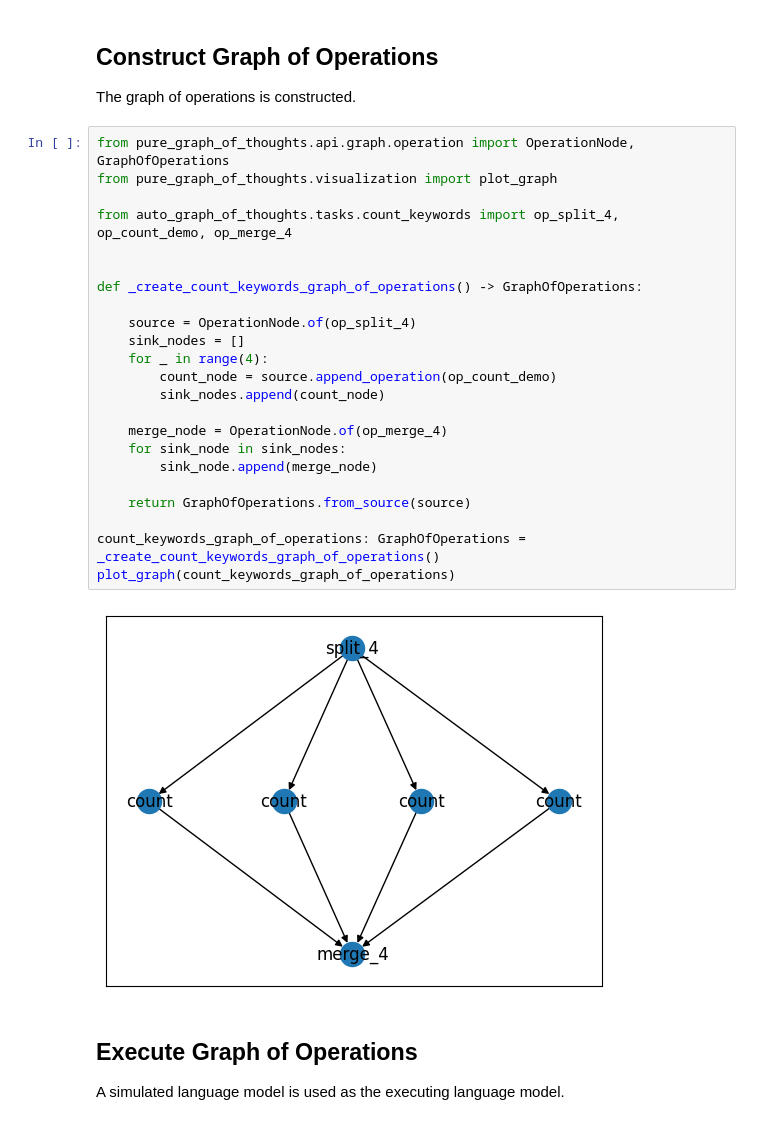
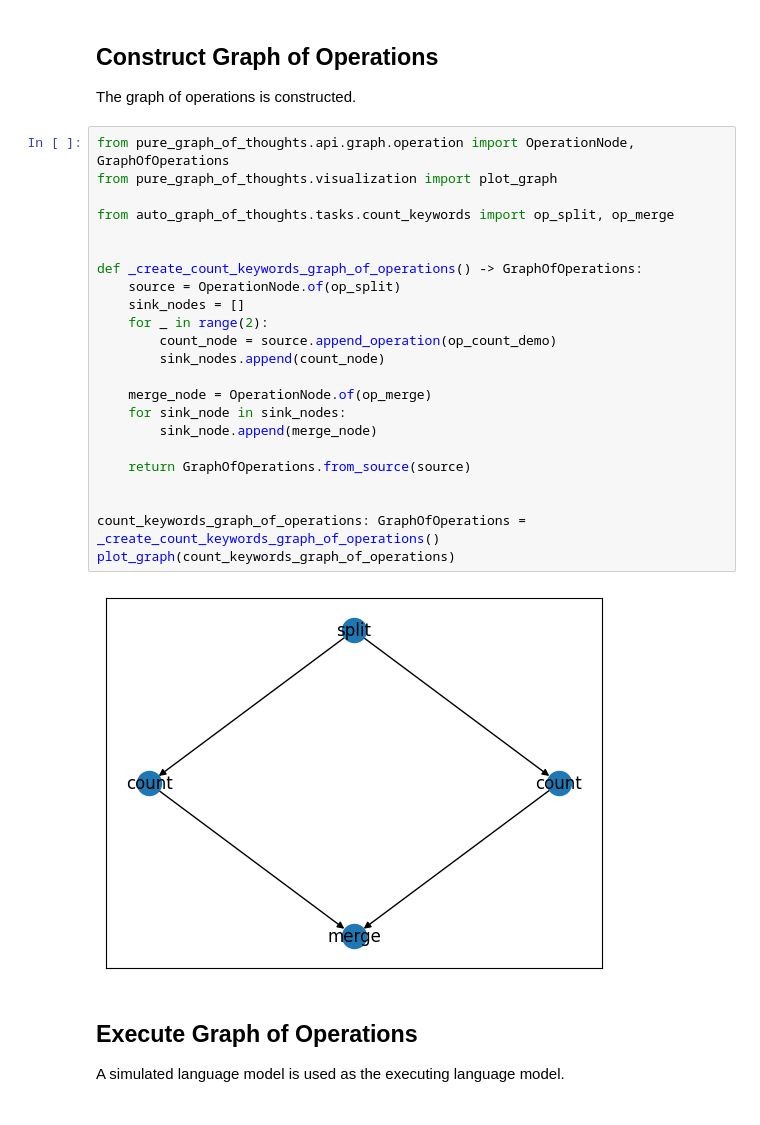
Before and after one commit to mriesen/auto-graph-of-thoughts, a Jupyter notebook: notebooks/manual/manual_got_count_keywords.ipynb, the cells around one changed output. Saved outputs shown, nothing was run; the diff lists cells and outputs as text.

Commit message:
feat(auto-got): completely overhaul example tasks and evaluation

```diff
--- a/notebooks/manual/manual_got_count_keywords.ipynb
+++ b/notebooks/manual/manual_got_count_keywords.ipynb
@@ -9,28 +45,28 @@ The graph of operations is constructed.
 # %%
 from pure_graph_of_thoughts.api.graph.operation import OperationNode, GraphOfOperations
 from pure_graph_of_thoughts.visualization import plot_graph
 
-from auto_graph_of_thoughts.tasks.count_keywords import op_split_4, op_count_demo, op_merge_4
+from auto_graph_of_thoughts.tasks.count_keywords import op_split, op_merge
 
 
 def _create_count_keywords_graph_of_operations() -> GraphOfOperations:
-
-    source = OperationNode.of(op_split_4)
+    source = OperationNode.of(op_split)
     sink_nodes = []
-    for _ in range(4):
+    for _ in range(2):
         count_node = source.append_operation(op_count_demo)
         sink_nodes.append(count_node)
 
-    merge_node = OperationNode.of(op_merge_4)
+    merge_node = OperationNode.of(op_merge)
     for sink_node in sink_nodes:
         sink_node.append(merge_node)
 
     return GraphOfOperations.from_source(source)
 
+
 count_keywords_graph_of_operations: GraphOfOperations = _create_count_keywords_graph_of_operations()
 plot_graph(count_keywords_graph_of_operations)
 # %% [output]
-[figure, old version]
+[figure, new version]
 # %% [markdown]
 ## Execute Graph of Operations
 A simulated language model is used as the executing language model.
```
Also changed, not shown: parts of 4 cells of this notebook, 28 other files.
